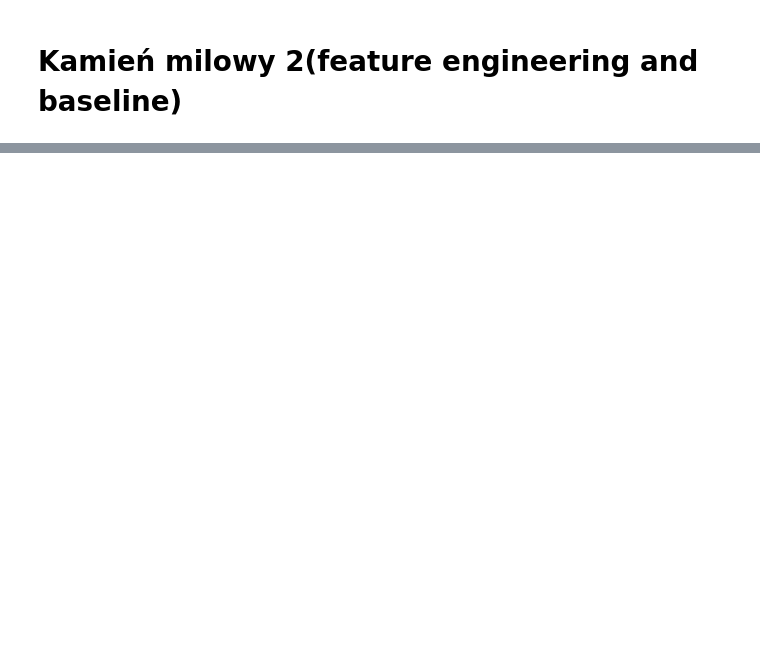
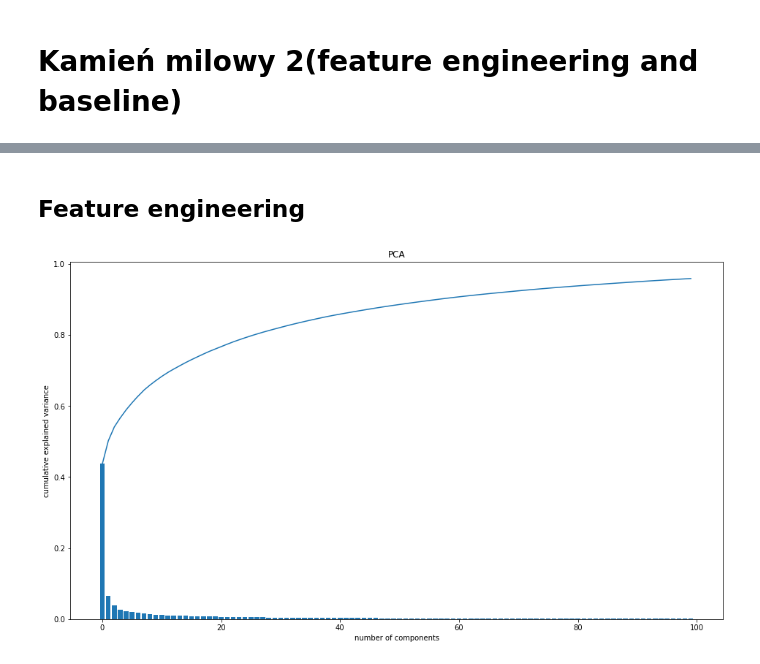
Before and after one commit to gekas145/WUM-2021-Projekty, a Jupyter notebook: Projekt2/feature_engineering_and_baseline.ipynb, the cells around one changed output, grey strips where cells are left out. Saved outputs shown, nothing was run; the diff lists cells and outputs as text; code cells hidden in the pictures; blank space fills up the shorter version.

```diff
--- a/Projekt2/feature_engineering_and_baseline.ipynb
+++ b/Projekt2/feature_engineering_and_baseline.ipynb
@@ -16,0 +11,6 @@ data.head()
+# %%
+data = pd.read_csv("data.csv")
+X = data.drop(["subject", "Activity", "ActivityName"], axis=1)
+y = data["Activity"]
+X_train, X_test, y_train, y_test = train_test_split(X, y, test_size=0.3, random_state=42)
+X_train.head()
@@ -17,12 +25,11 @@ data.head()
 # %%
-def drop_correlated(data, threshold=0.97):
-    corr_df = data.drop(["subject", "Activity"], axis=1).corr().abs()
+def drop_correlated(X, threshold=0.97):
+    corr_df = X.corr().abs()
     columns_to_leave = np.ones((corr_df.shape[0], 1), dtype=bool)
     for i in range(corr_df.shape[0]):
         if columns_to_leave[i]:
             for j in range(i+1, corr_df.shape[0]):
-                if corr_df.iloc[i, j] >= threshhold:
+                if corr_df.iloc[i, j] >= threshold:
                     columns_to_leave[j] = False
     columns_to_leave =  columns_to_leave.reshape(1, corr_df.shape[0])[0]
-    columns_to_leave = np.append(columns_to_leave, [True] * 3)
-    return data.loc[:, columns_to_leave]
+    return X.loc[:, columns_to_leave]
@@ -38,0 +36,3 @@ drop_correlated(data).head()
+# %%
+X_train = drop_correlated(X_train)
+X_train.head()
@@ -38,0 +47,17 @@ drop_correlated(data).head()
+# %% [markdown]
+## Feature engineering
+# %%
+pca = PCA()
+pca.fit(X_train)
+explained_variance = pca.explained_variance_ratio_
+n = 100
+
+plt.rcParams["figure.figsize"] = [16,9]
+plt.plot(np.cumsum(explained_variance[0:n]))
+plt.bar(np.arange(n), explained_variance[0:n])
+plt.xlabel("number of components")
+plt.ylabel("cumulative explained variance");
+plt.title("PCA")
+plt.show()
+# %% [output]
+[figure, added]
```
Also changed, not shown: parts of 7 cells of this notebook.
